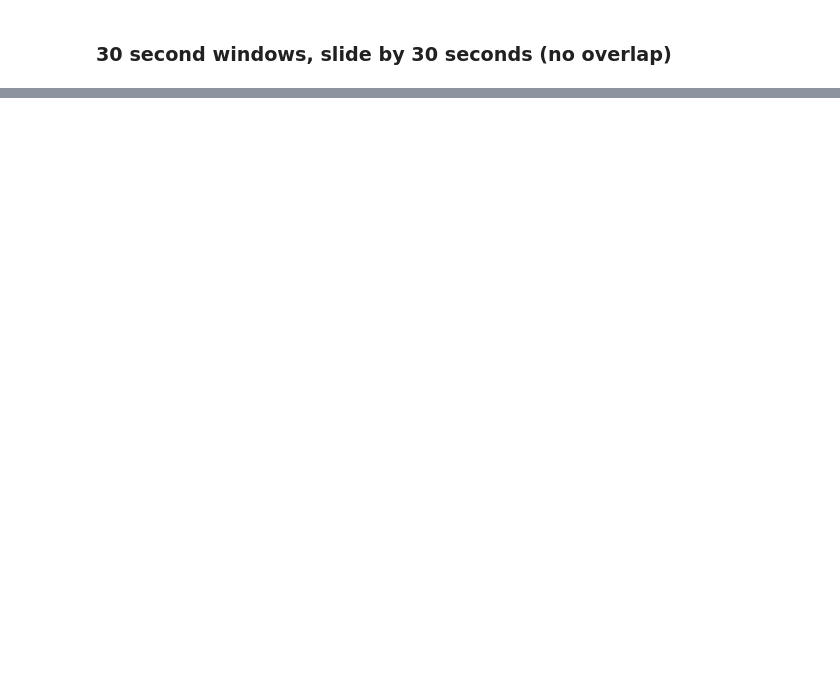
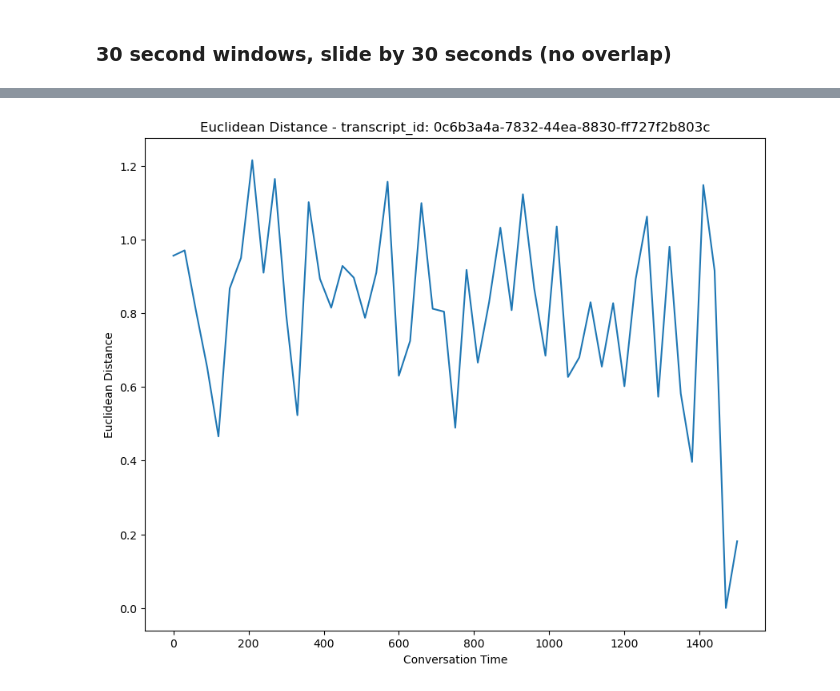
Before and after one commit to SocialInteractionLab/Candor, a Jupyter notebook: analysis-full/scripts/0-get-tiled-utterance-embeddings.ipynb, the cells around one changed output, grey strips where cells are left out. Cells and saved outputs as stored; diff of their text form; code cells hidden in the pictures; blank space fills up the shorter version.

```diff
--- a/analysis-full/scripts/0-get-tiled-utterance-embeddings.ipynb
+++ b/analysis-full/scripts/0-get-tiled-utterance-embeddings.ipynb
@@ -493,0 +747,12 @@ tile_30_sec.head()
+# %%
+# plot example conversation's peaks of euclidean distances
+subset = tile_30_sec[tile_30_sec['transcript_id'] == transcript_id].reset_index(drop=True)
+
+plt.figure(figsize=(10, 8))
+sns.lineplot(data=subset, x='A_start_time', y='euclidean_distance')
+plt.title(f'Euclidean Distance - transcript_id: {transcript_id}')
+plt.xlabel('Conversation Time')
+plt.ylabel('Euclidean Distance')
+plt.show()
+# %% [output]
+[figure, added]
```
Also changed, not shown: parts of 20 cells of this notebook, 3 other files.
